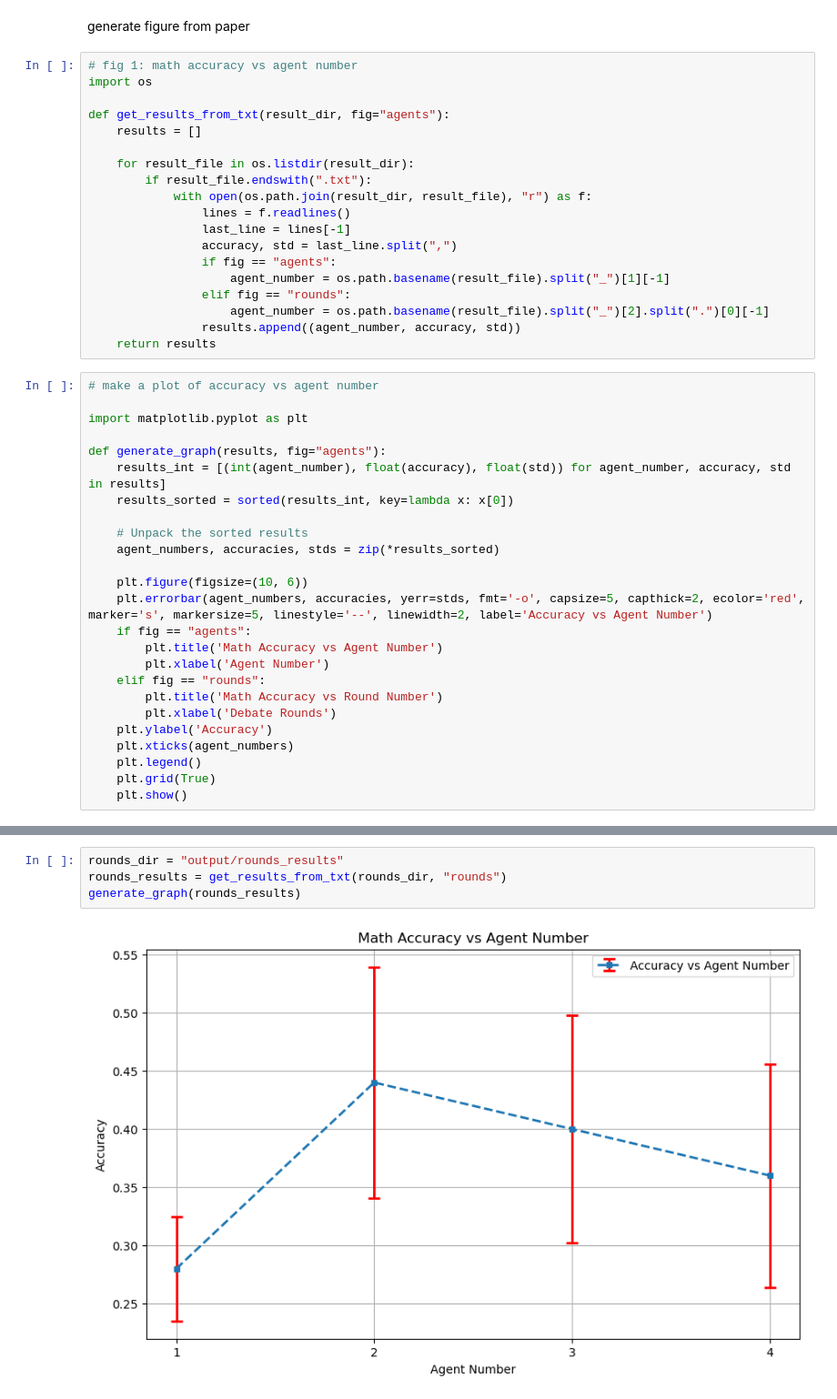
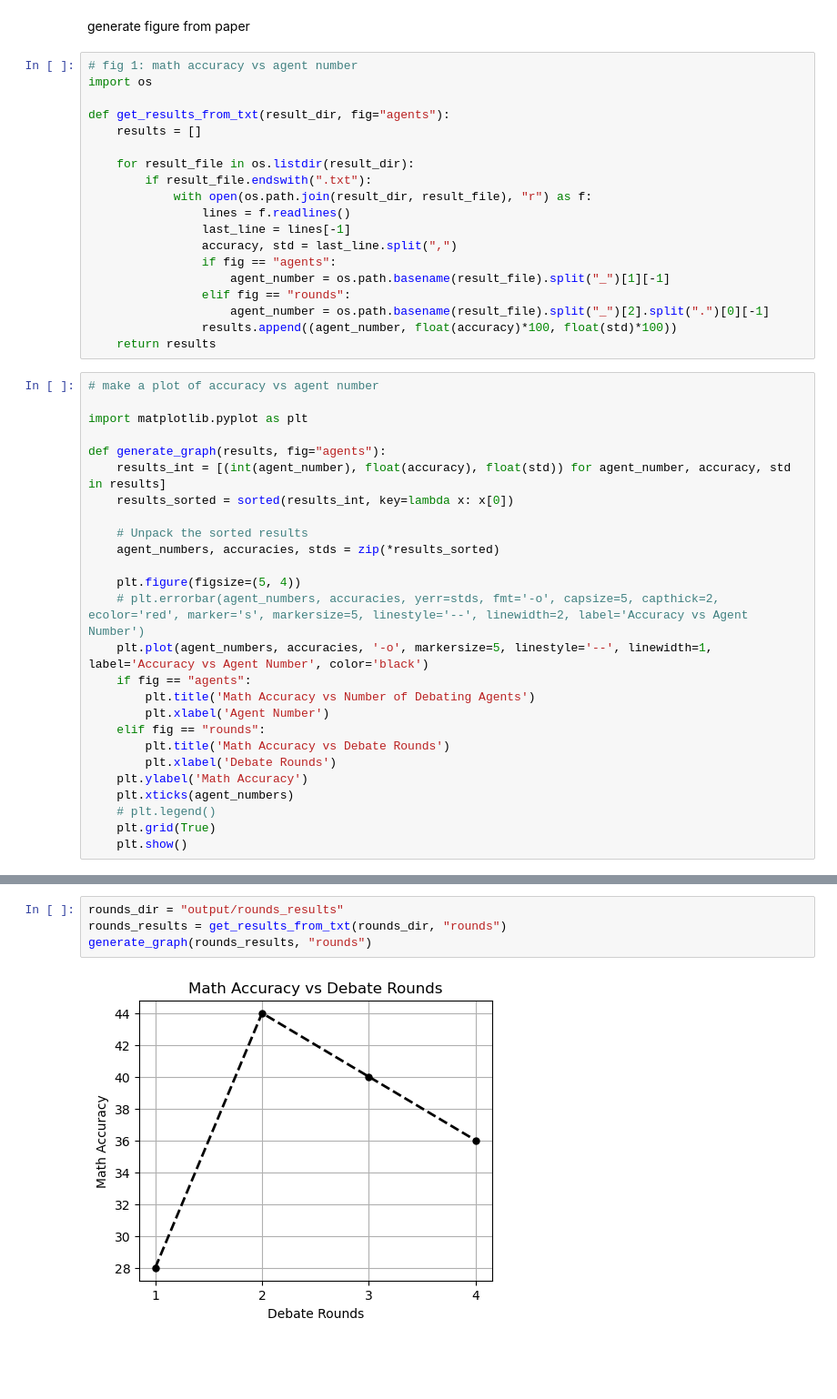
Before and after one commit to ellenjxu/llm-debate, a Jupyter notebook: outputs.ipynb, the cells around one changed output, grey strips where cells are left out. Shown: that part at 91% size. Drawn from its saved outputs; the diff is of its cells as text; blank space fills up the shorter version.

```diff
--- a/outputs.ipynb
+++ b/outputs.ipynb
@@ -74,7 +74,7 @@ def get_results_from_txt(result_dir, fig="agents"):
                     agent_number = os.path.basename(result_file).split("_")[1][-1]
                 elif fig == "rounds":
                     agent_number = os.path.basename(result_file).split("_")[2].split(".")[0][-1]
-                results.append((agent_number, accuracy, std))
+                results.append((agent_number, float(accuracy)*100, float(std)*100))
     return results
 # %%
 # make a plot of accuracy vs agent number
@@ -88,17 +88,18 @@ def generate_graph(results, fig="agents"):
     # Unpack the sorted results
     agent_numbers, accuracies, stds = zip(*results_sorted)
 
-    plt.figure(figsize=(10, 6))
-    plt.errorbar(agent_numbers, accuracies, yerr=stds, fmt='-o', capsize=5, capthick=2, ecolor='red', marker='s', markersize=5, linestyle='--', linewidth=2, label='Accuracy vs Agent Number')
+    plt.figure(figsize=(5, 4))
+    # plt.errorbar(agent_numbers, accuracies, yerr=stds, fmt='-o', capsize=5, capthick=2, ecolor='red', marker='s', markersize=5, linestyle='--', linewidth=2, label='Accuracy vs Agent Number')
+    plt.plot(agent_numbers, accuracies, '-o', markersize=5, linestyle='--', linewidth=1, label='Accuracy vs Agent Number', color='black')
     if fig == "agents":
-        plt.title('Math Accuracy vs Agent Number')
+        plt.title('Math Accuracy vs Number of Debating Agents')
         plt.xlabel('Agent Number')
     elif fig == "rounds":
-        plt.title('Math Accuracy vs Round Number')
+        plt.title('Math Accuracy vs Debate Rounds')
         plt.xlabel('Debate Rounds')
-    plt.ylabel('Accuracy')
+    plt.ylabel('Math Accuracy')
     plt.xticks(agent_numbers)
-    plt.legend()
+    # plt.legend()
     plt.grid(True)
     plt.show()
 # %%
@@ -110,6 +111,6 @@ generate_graph(agents_results)
 # %%
 rounds_dir = "output/rounds_results"
 rounds_results = get_results_from_txt(rounds_dir, "rounds")
-generate_graph(rounds_results)
+generate_graph(rounds_results, "rounds")
 # %% [output]
-[figure, old version]
+[figure, new version]
```
Also changed, not shown: parts of 1 cell of this notebook, 38 other files.
